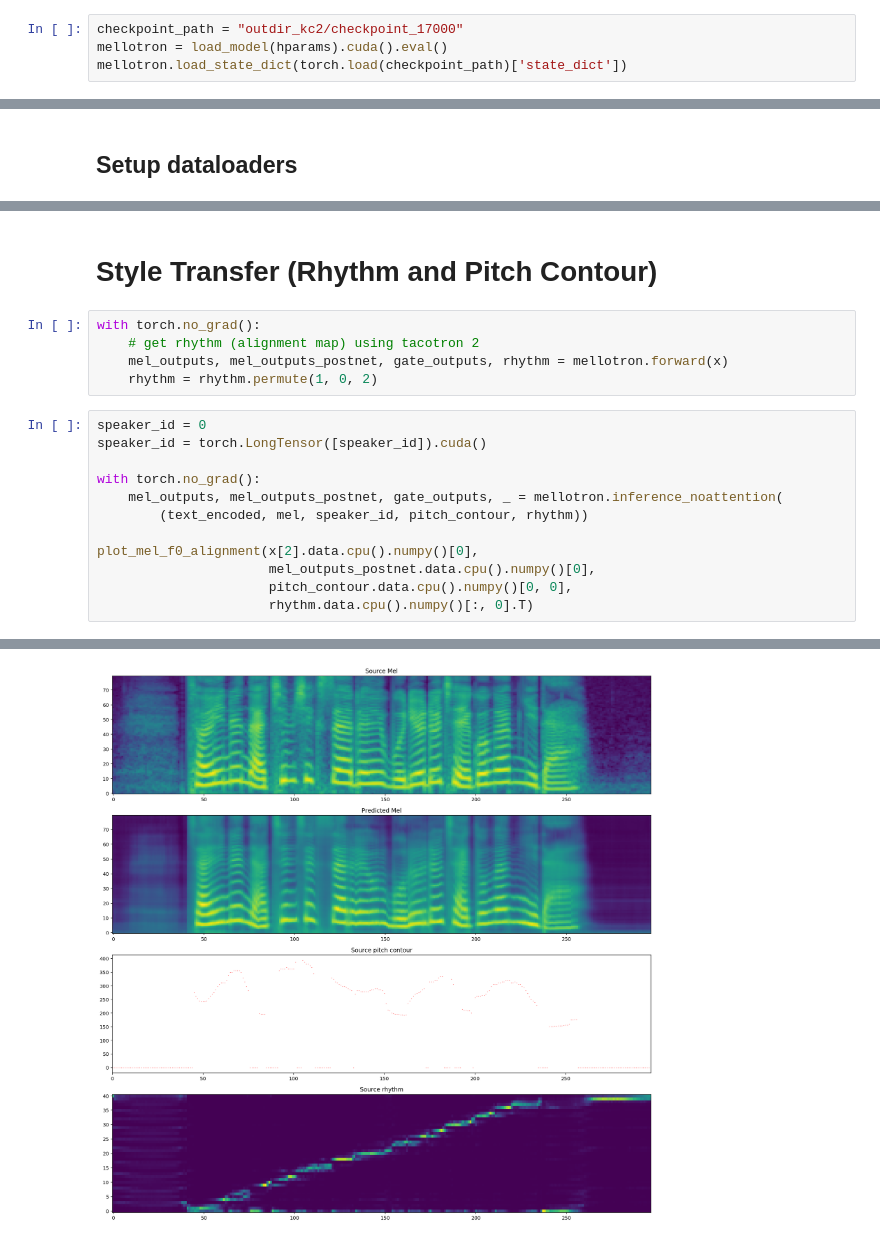
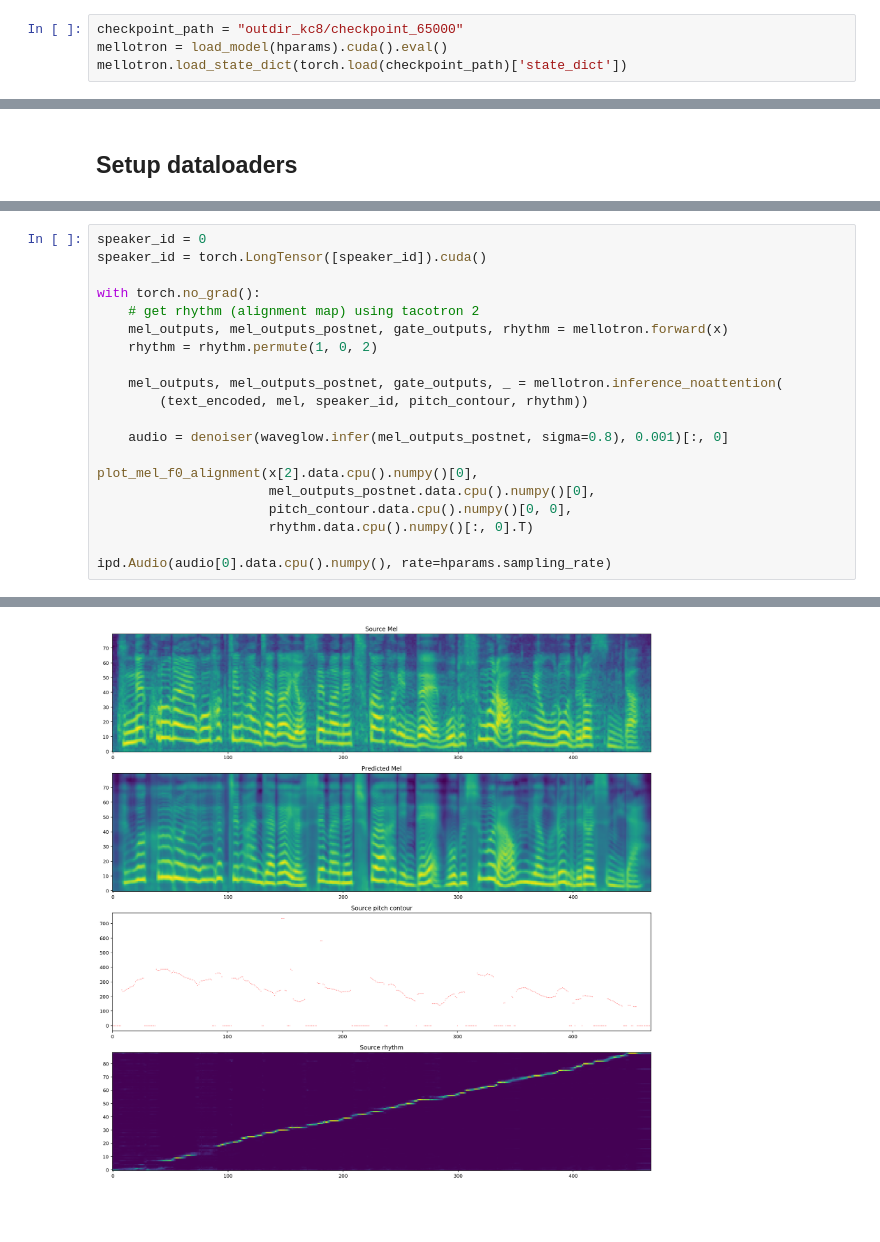
Before and after one commit to onnoo/mellotron, a Jupyter notebook: inference.ipynb, the cells around one changed output, grey strips where cells are left out. Saved outputs shown, nothing was run; the diff lists cells and outputs as text; blank space fills up the shorter version.

```diff
--- a/inference.ipynb
+++ b/inference.ipynb
@@ -72,7 +73,7 @@ stft = TacotronSTFT(hparams.filter_length, hparams.hop_length, hparams.win_lengt
 # %% [markdown]
 ## Load Models
 # %%
-checkpoint_path = "outdir_kc2/checkpoint_17000"
+checkpoint_path = "outdir_kc8/checkpoint_65000"
 mellotron = load_model(hparams).cuda().eval()
 mellotron.load_state_dict(torch.load(checkpoint_path)['state_dict'])
 # %% [output]
@@ -122,20 +130,21 @@ male_speakers = cycle(
-# %% [markdown]
-# Style Transfer (Rhythm and Pitch Contour)
-# %%
-with torch.no_grad():
-    # get rhythm (alignment map) using tacotron 2
-    mel_outputs, mel_outputs_postnet, gate_outputs, rhythm = mellotron.forward(x)
-    rhythm = rhythm.permute(1, 0, 2)
 # %%
 speaker_id = 0
 speaker_id = torch.LongTensor([speaker_id]).cuda()
 
 with torch.no_grad():
+    # get rhythm (alignment map) using tacotron 2
+    mel_outputs, mel_outputs_postnet, gate_outputs, rhythm = mellotron.forward(x)
+    rhythm = rhythm.permute(1, 0, 2)
+
     mel_outputs, mel_outputs_postnet, gate_outputs, _ = mellotron.inference_noattention(
         (text_encoded, mel, speaker_id, pitch_contour, rhythm))
+
+    audio = denoiser(waveglow.infer(mel_outputs_postnet, sigma=0.8), 0.001)[:, 0]
 
 plot_mel_f0_alignment(x[2].data.cpu().numpy()[0],
                       mel_outputs_postnet.data.cpu().numpy()[0],
                       pitch_contour.data.cpu().numpy()[0, 0],
                       rhythm.data.cpu().numpy()[:, 0].T)
+
+ipd.Audio(audio[0].data.cpu().numpy(), rate=hparams.sampling_rate)
 # %% [output]
@@ -142 +152 @@ plot_mel_f0_alignment(x[2].data.cpu().numpy()[0],
-[figure, old version]
+[figure, new version]
```
Also changed, not shown: parts of 14 cells of this notebook, 16 other files.
